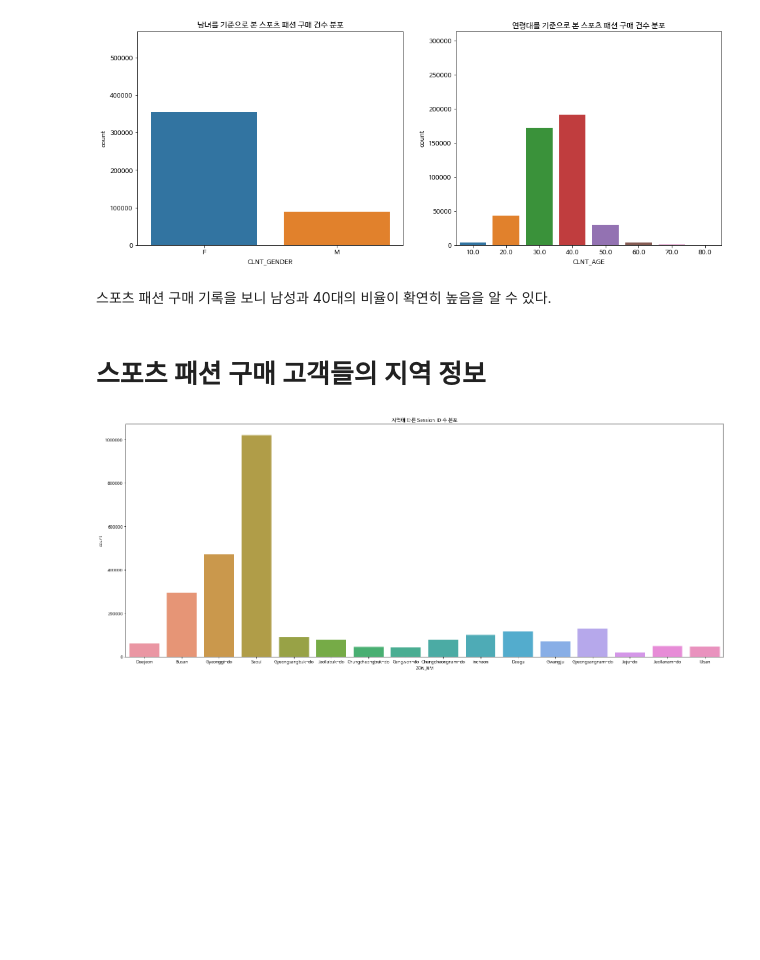
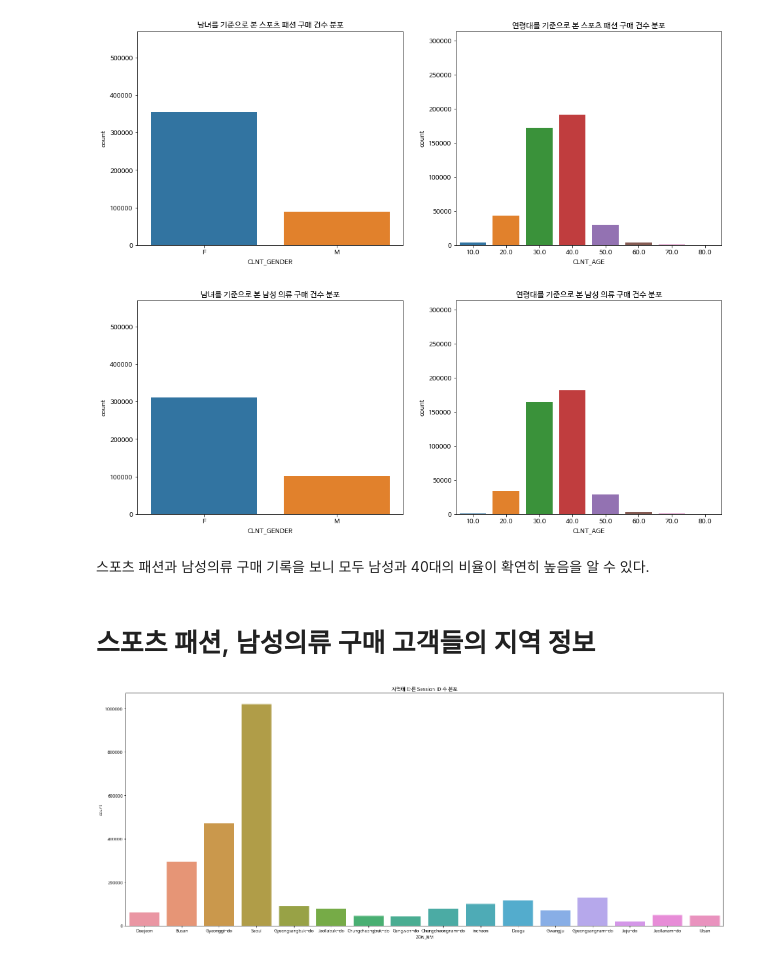
Before and after one commit to seohyunchoi123/L_Point-Competition, a Jupyter notebook: EDA.ipynb, the cells around one changed output. Cells and saved outputs as stored; diff of their text form; code cells hidden in the pictures; blank space fills up the shorter version.

```diff
--- a/EDA.ipynb
+++ b/EDA.ipynb
@@ -442,10 +440,24 @@ ax[1].set_ylim(0, (custom['CLNT_AGE']==30).sum())
 plt.show()
 # %% [output]
 [figure]
+# %%
+data = prod_mas_cus[prod_mas_cus['CLAC1_NM'] == '남성의류']
+fig, ax = plt.subplots(1, 2, figsize=(16,6))
+
+ax[0].set_title("남녀를 기준으로 본 남성 의류 구매 건수 분포")
+sns.countplot(data['CLNT_GENDER'], ax=ax[0], order=['F', 'M'])
+ax[0].set_ylim(0, (custom['CLNT_GENDER']=='F').sum())
+
+ax[1].set_title("연령대를 기준으로 본 남성 의류 구매 건수 분포")
+sns.countplot(data['CLNT_AGE'], ax=ax[1])
+ax[1].set_ylim(0, (custom['CLNT_AGE']==30).sum())
+plt.show()
+# %% [output]
+[figure, added]
 # %% [markdown]
-스포츠 패션 구매 기록을 보니 남성과 40대의 비율이 확연히 높음을 알 수 있다.
+스포츠 패션과 남성의류 구매 기록을 보니 모두 남성과 40대의 비율이 확연히 높음을 알 수 있다.
 # %% [markdown]
-# 스포츠 패션 구매 고객들의 지역 정보
+# 스포츠 패션, 남성의류 구매 고객들의 지역 정보
 # %%
 data =session['ZON_NM']
 plt.figure(figsize=(25,10))
```
Also changed, not shown: parts of 21 cells of this notebook.
